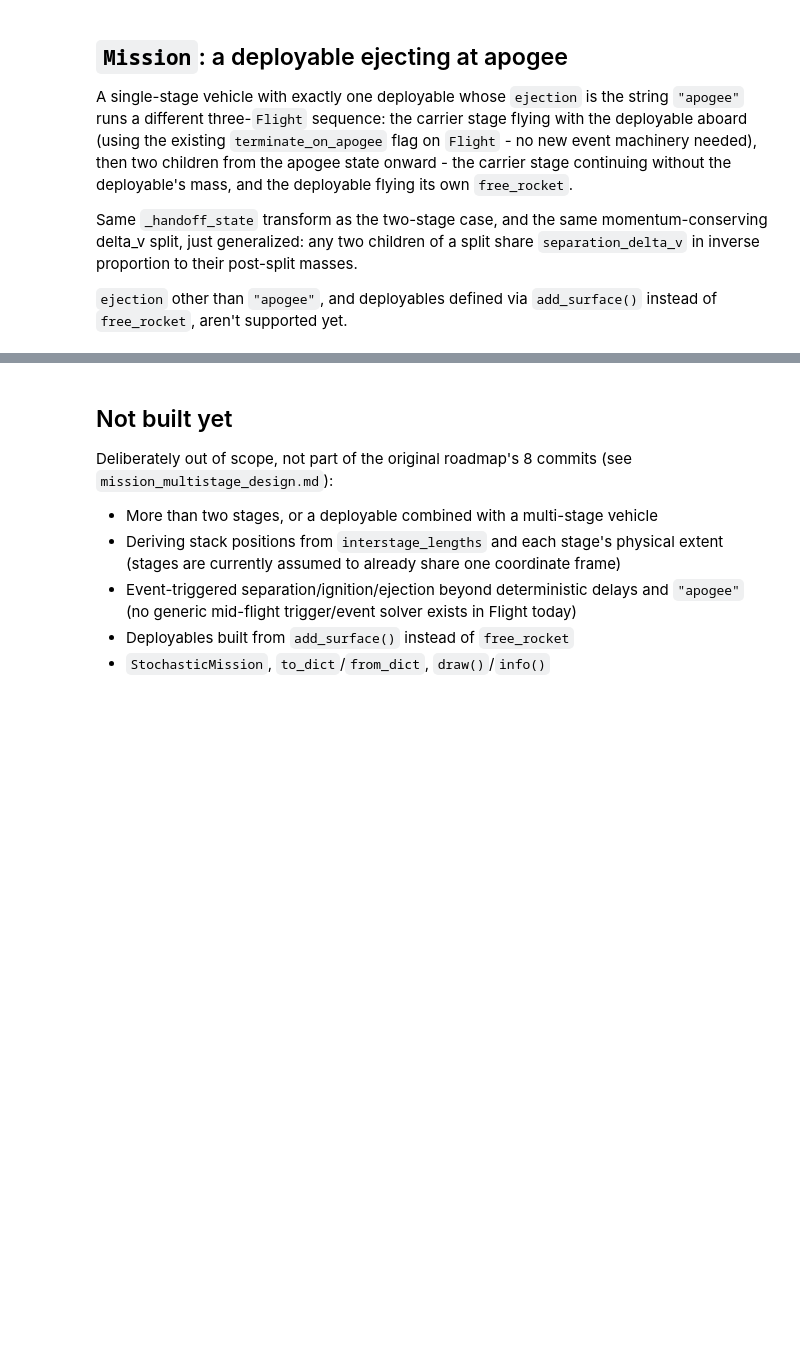
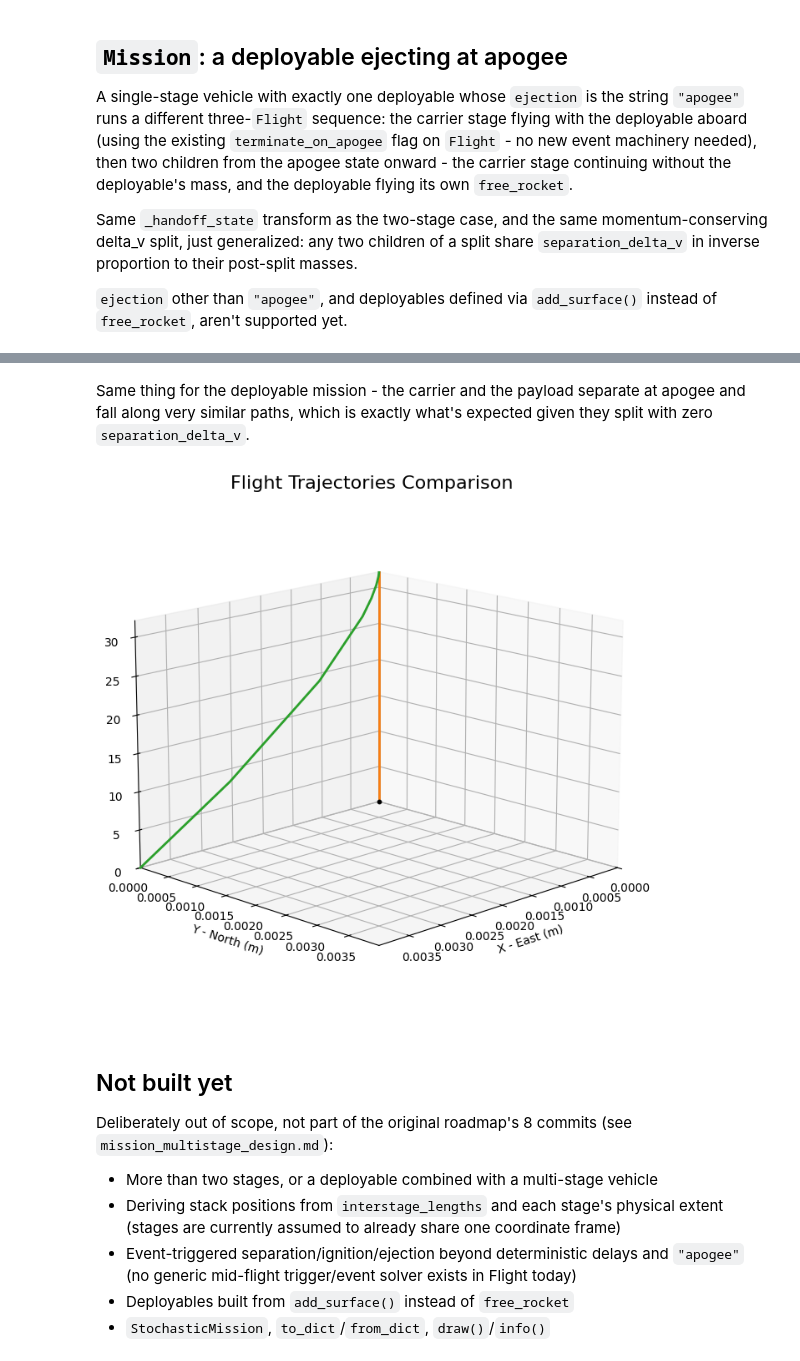
Before and after one commit to RogueRocketeer/RocketPy, a Jupyter notebook: docs/notebooks/multistage_mission.ipynb, the cells around one changed output, grey strips where cells are left out. Drawn from its saved outputs; the diff is of its cells as text; code cells hidden in the pictures; blank space fills up the shorter version.

```diff
--- a/docs/notebooks/multistage_mission.ipynb
+++ b/docs/notebooks/multistage_mission.ipynb
@@ -336,3 +454,9 @@ for time, event in deployable_mission.timeline:
+# %% [markdown]
+Same thing for the deployable mission - the carrier and the payload separate at apogee and fall along very similar paths, which is exactly what's expected given they split with zero `separation_delta_v`.
+# %%
+CompareFlights(deployable_mission.all_flights).trajectories_3d()
+# %% [output]
+[figure, added]
 # %% [markdown]
 ## Not built yet
 
```
Also changed, not shown: parts of 17 cells of this notebook, 4 other files.
